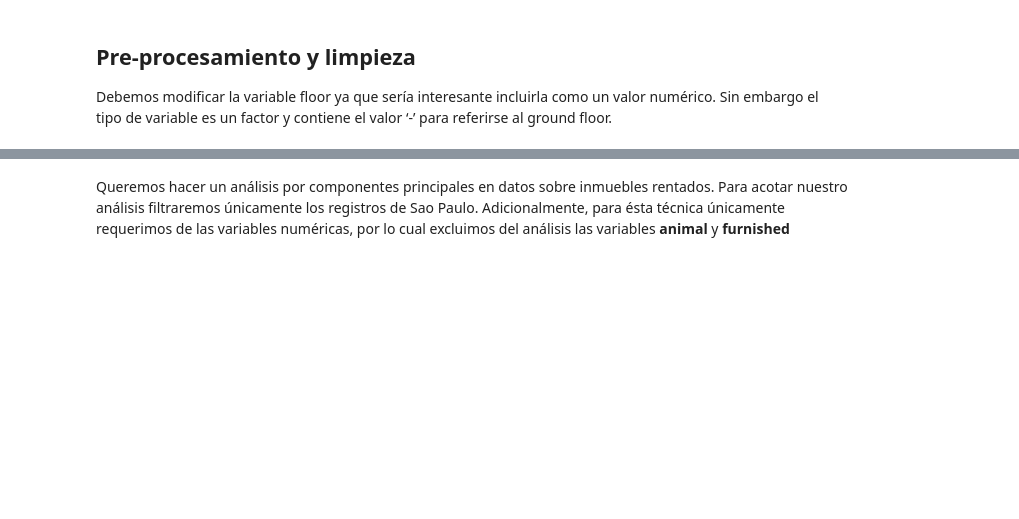
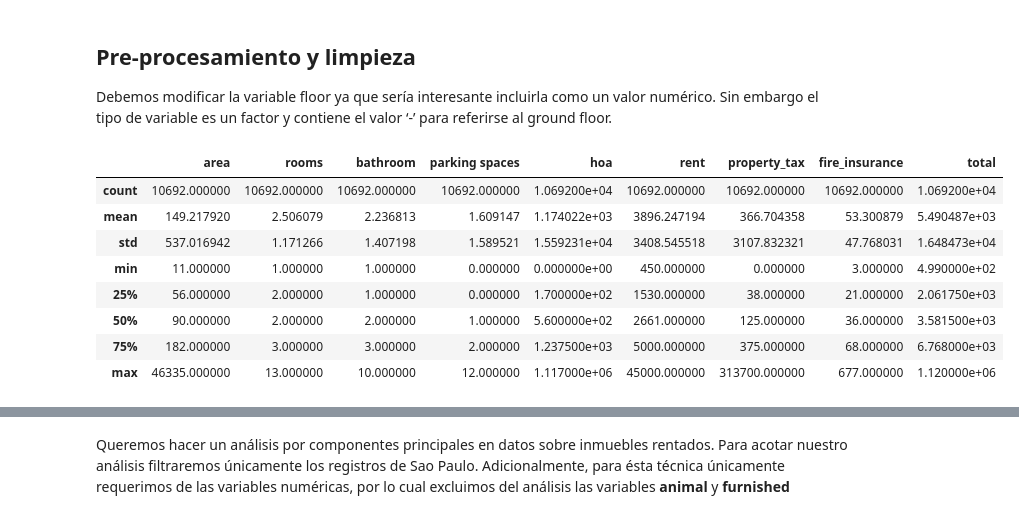
Before and after one commit to MauricioACN/Mineria-Datos-Material-Clase, a Jupyter notebook: ACP/ACP_python.ipynb, the cells around one changed output, grey strips where cells are left out. Saved outputs shown, nothing was run; the diff lists cells and outputs as text; code cells hidden in the pictures; blank space fills up the shorter version.

```diff
--- a/ACP/ACP_python.ipynb
+++ b/ACP/ACP_python.ipynb
@@ -48,3 +82,17 @@ data.head()
 # %% [markdown]
 ## Pre-procesamiento y limpieza
 Debemos modificar la variable floor ya que sería interesante incluirla como un valor numérico. Sin embargo el tipo de variable es un factor y contiene el valor ‘-’ para referirse al ground floor.
+# %%
+# numero de campos vacios por variable
+# data.isnull().sum()
+data.describe()
+# %% [output]
+|  | area | rooms | bathroom | parking spaces | hoa | rent | property_tax | fire_insurance | total |
+| count | 10692.000000 | 10692.000000 | 10692.000000 | 10692.000000 | 1.069200e+04 | 10692.000000 | 10692.000000 | 10692.000000 | 1.069200e+04 |
+| mean | 149.217920 | 2.506079 | 2.236813 | 1.609147 | 1.174022e+03 | 3896.247194 | 366.704358 | 53.300879 | 5.490487e+03 |
+| std | 537.016942 | 1.171266 | 1.407198 | 1.589521 | 1.559231e+04 | 3408.545518 | 3107.832321 | 47.768031 | 1.648473e+04 |
+| min | 11.000000 | 1.000000 | 1.000000 | 0.000000 | 0.000000e+00 | 450.000000 | 0.000000 | 3.000000 | 4.990000e+02 |
+| 25% | 56.000000 | 2.000000 | 1.000000 | 0.000000 | 1.700000e+02 | 1530.000000 | 38.000000 | 21.000000 | 2.061750e+03 |
+| 50% | 90.000000 | 2.000000 | 2.000000 | 1.000000 | 5.600000e+02 | 2661.000000 | 125.000000 | 36.000000 | 3.581500e+03 |
+| 75% | 182.000000 | 3.000000 | 3.000000 | 2.000000 | 1.237500e+03 | 5000.000000 | 375.000000 | 68.000000 | 6.768000e+03 |
+| max | 46335.000000 | 13.000000 | 10.000000 | 12.000000 | 1.117000e+06 | 45000.000000 | 313700.000000 | 677.000000 | 1.120000e+06 |
```
Also changed, not shown: parts of 27 cells of this notebook.
